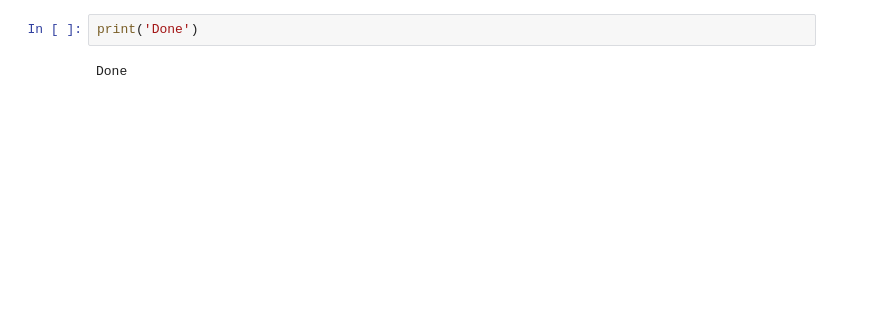
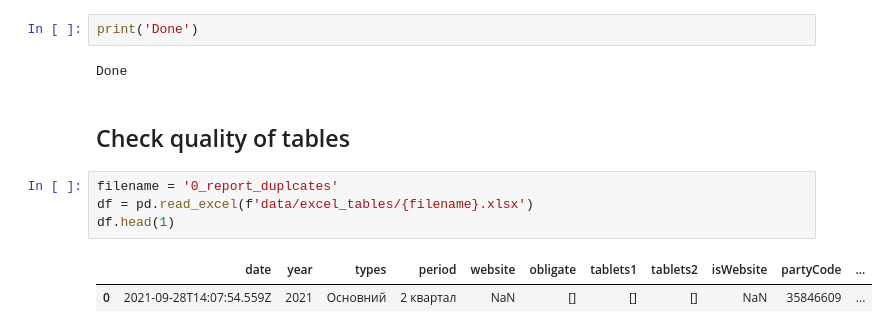
Before and after one commit to texty/politdata_nazk_tables, a Jupyter notebook: main.ipynb, the cells around one changed output. Saved outputs shown, nothing was run; the diff lists cells and outputs as text; blank space fills up the shorter version.

```diff
--- a/main.ipynb
+++ b/main.ipynb
@@ -819,3 +873,12 @@ if len(table) > 0:
 print('Done')
 # %% [output]
 Done
+# %% [markdown]
+## Check quality of tables
+# %%
+filename = '0_report_duplcates'
+df = pd.read_excel(f'data/excel_tables/{filename}.xlsx')
+df.head(1)
+# %% [output]
+|  | date | year | types | period | website | obligate | tablets1 | tablets2 | isWebsite | partyCode | ... |
+| 0 | 2021-09-28T14:07:54.559Z | 2021 | Основний | 2 квартал | NaN | [] | [] | [] | NaN | 35846609 | ... |
```
Also changed, not shown: parts of 16 cells of this notebook, 23 other files.
